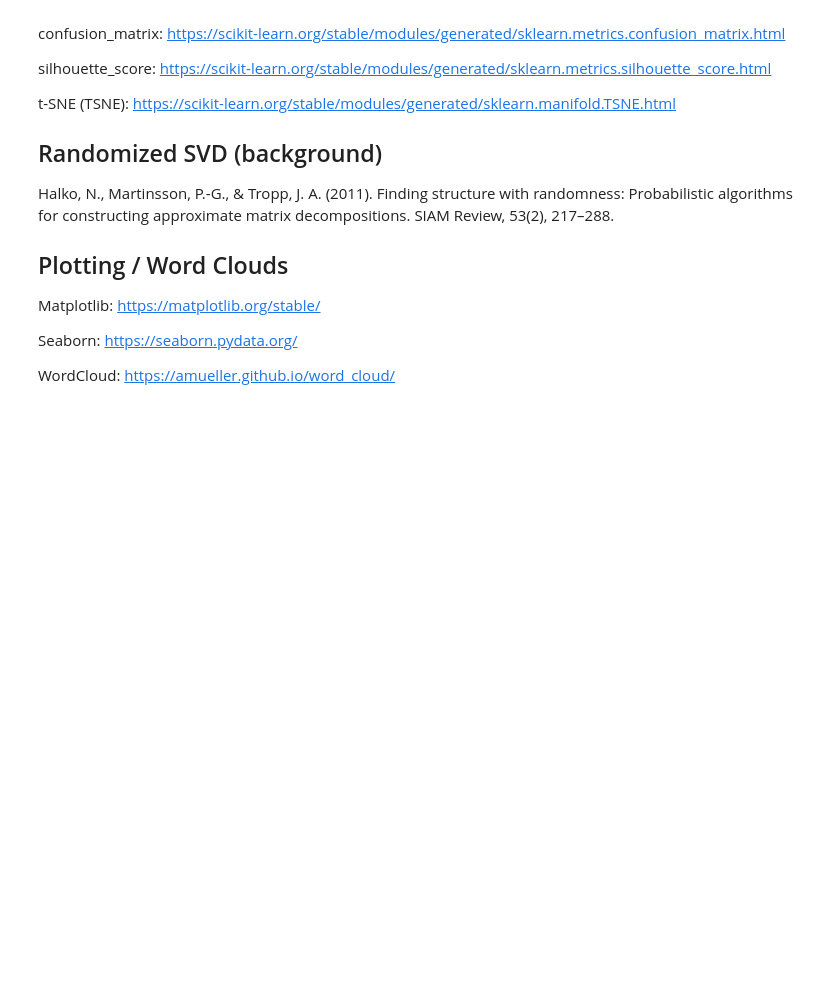
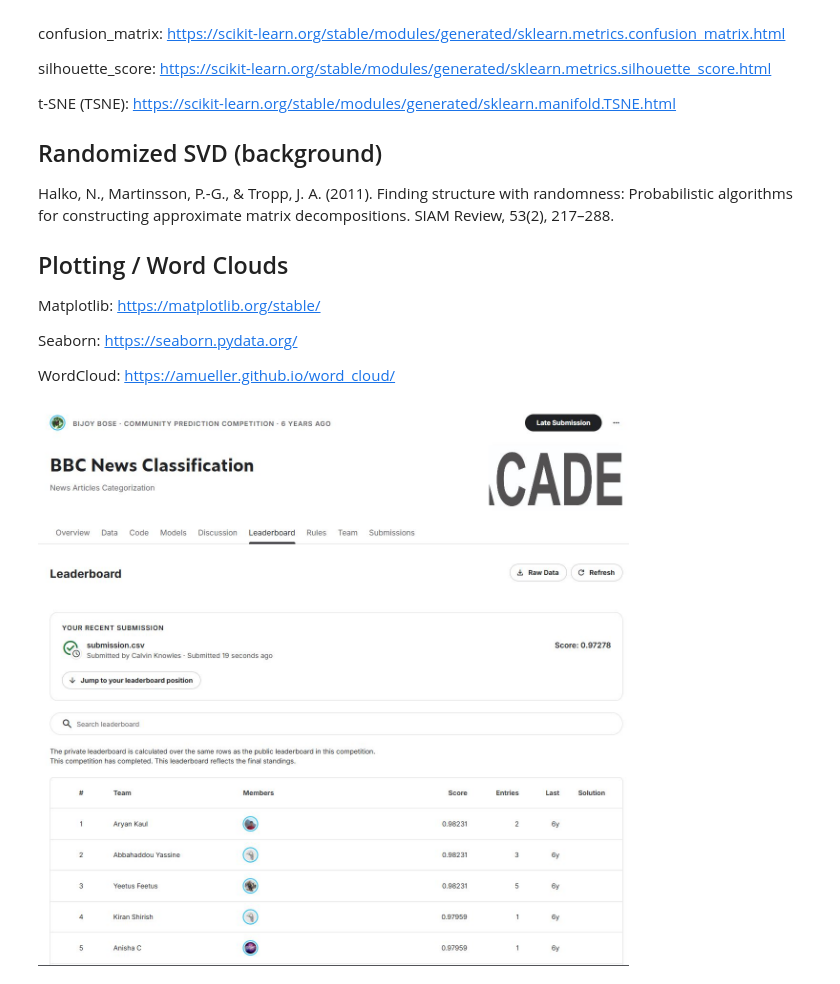
Before and after one commit to calvinknowles18/Project-Portfolio, a Jupyter notebook: BBC News Project.ipynb, the cells around one changed output. Saved outputs shown, nothing was run; the diff lists cells and outputs as text; code cells hidden in the pictures; blank space fills up the shorter version.

```diff
--- a/BBC News Project.ipynb
+++ b/BBC News Project.ipynb
@@ -887,3 +887,8 @@ Matplotlib: https://matplotlib.org/stable/
 Seaborn: https://seaborn.pydata.org/
 
 WordCloud: https://amueller.github.io/word_cloud/
+# %%
+from IPython.display import Image
+Image("Kaggle Leaderboard Submission.jpg")
+# %% [output]
+[figure, added]
```
